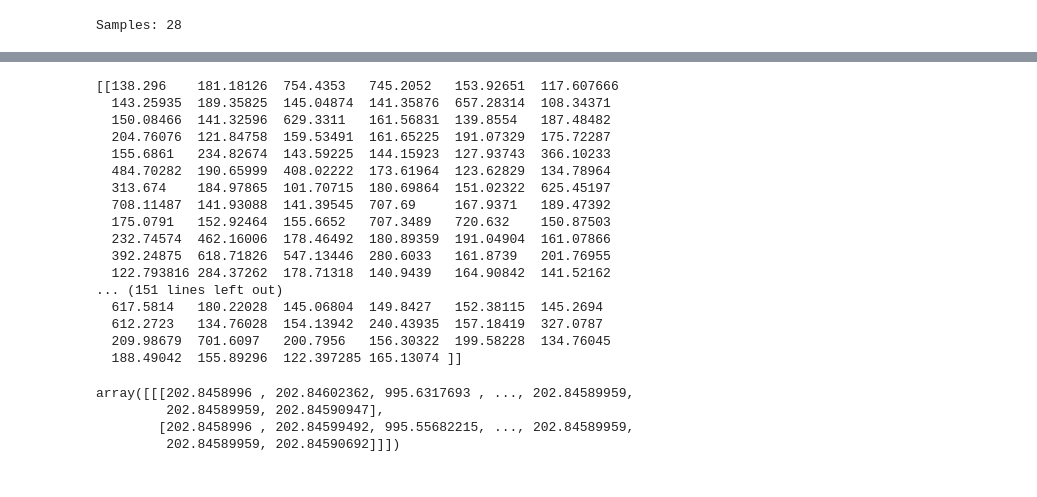
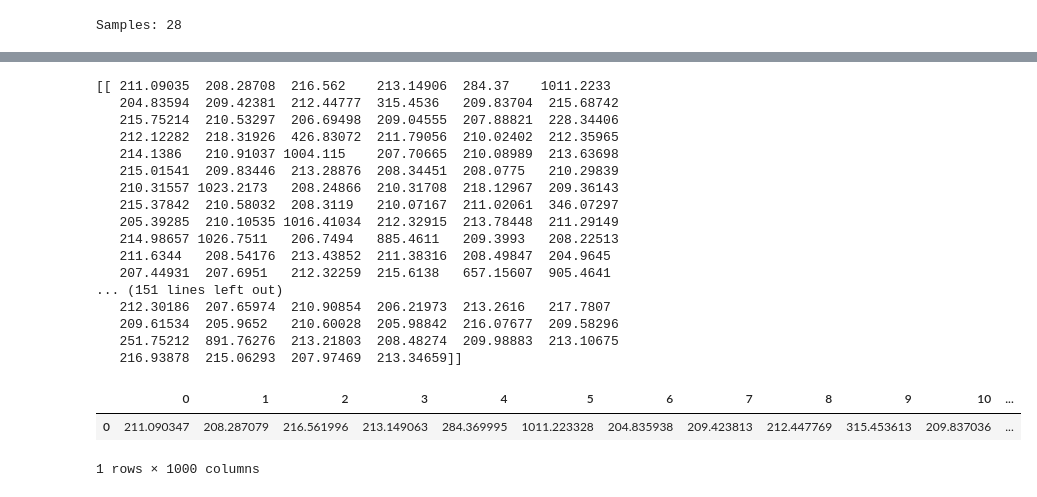
Before and after one commit to dharma610/Neural-network-model-for-compartmenral-model-SIR-and-SEIR-, a Jupyter notebook: SIR_LSTM.ipynb, the cells around one changed output, grey strips where cells are left out. Saved outputs shown, nothing was run; the diff lists cells and outputs as text; code cells hidden in the pictures.

```diff
--- a/SIR_LSTM.ipynb
+++ b/SIR_LSTM.ipynb
@@ -198,30 +201,23 @@ model.fit_generator(generator1, steps_per_epoch=1, epochs=500, verbose=0)
 # %%
 # make a one step prediction out of sample
-x_input = train[67].reshape((1, n_input, n_features))
+x_input = test[0].reshape((1, n_input, n_features))
 yhat = model.predict(x_input, verbose=0)
 print(yhat)
 # %% [output]
-[[138.296    181.18126  754.4353   745.2052   153.92651  117.607666
-  143.25935  189.35825  145.04874  141.35876  657.28314  108.34371
-  150.08466  141.32596  629.3311   161.56831  139.8554   187.48482
-  204.76076  121.84758  159.53491  161.65225  191.07329  175.72287
-  155.6861   234.82674  143.59225  144.15923  127.93743  366.10233
-  484.70282  190.65999  408.02222  173.61964  123.62829  134.78964
-  313.674    184.97865  101.70715  180.69864  151.02322  625.45197
-  708.11487  141.93088  141.39545  707.69     167.9371   189.47392
-  175.0791   152.92464  155.6652   707.3489   720.632    150.87503
-  232.74574  462.16006  178.46492  180.89359  191.04904  161.07866
-  392.24875  618.71826  547.13446  280.6033   161.8739   201.76955
-  122.793816 284.37262  178.71318  140.9439   164.90842  141.52162
+[[ 211.09035  208.28708  216.562    213.14906  284.37    1011.2233
+   204.83594  209.42381  212.44777  315.4536   209.83704  215.68742
+   215.75214  210.53297  206.69498  209.04555  207.88821  228.34406
+   212.12282  218.31926  426.83072  211.79056  210.02402  212.35965
+   214.1386   210.91037 1004.115    207.70665  210.08989  213.63698
+   215.01541  209.83446  213.28876  208.34451  208.0775   210.29839
+   210.31557 1023.2173   208.24866  210.31708  218.12967  209.36143
+   215.37842  210.58032  208.3119   210.07167  211.02061  346.07297
+   205.39285  210.10535 1016.41034  212.32915  213.78448  211.29149
+   214.98657 1026.7511   206.7494   885.4611   209.3993   208.22513
+   211.6344   208.54176  213.43852  211.38316  208.49847  204.9645
+   207.44931  207.6951   212.32259  215.6138   657.15607  905.4641
 ... (151 lines left out)
-  617.5814   180.22028  145.06804  149.8427   152.38115  145.2694
-  612.2723   134.76028  154.13942  240.43935  157.18419  327.0787
-  209.98679  701.6097   200.7956   156.30322  199.58228  134.76045
-  188.49042  155.89296  122.397285 165.13074 ]]
+   212.30186  207.65974  210.90854  206.21973  213.2616   217.7807
+   209.61534  205.9652   210.60028  205.98842  216.07677  209.58296
+   251.75212  891.76276  213.21803  208.48274  209.98883  213.10675
+   216.93878  215.06293  207.97469  213.34659]]
-# %%
-test[1]
-# %% [output]
-array([[[202.8458996 , 202.84602362, 995.6317693 , ..., 202.84589959,
-         202.84589959, 202.84590947],
-        [202.8458996 , 202.84599492, 995.55682215, ..., 202.84589959,
-         202.84589959, 202.84590692]]])
@@ -227,0 +226,6 @@ array([[[202.8458996 , 202.84602362, 995.6317693 , ..., 202.84589959,
+# %%
+df1
+# %% [output]
+|  | 0 | 1 | 2 | 3 | 4 | 5 | 6 | 7 | 8 | 9 | 10 | ... |
+| 0 | 211.090347 | 208.287079 | 216.561996 | 213.149063 | 284.369995 | 1011.223328 | 204.835938 | 209.423813 | 212.447769 | 315.453613 | 209.837036 | ... |
+1 rows × 1000 columns
```
Also changed, not shown: parts of 6 cells of this notebook.
